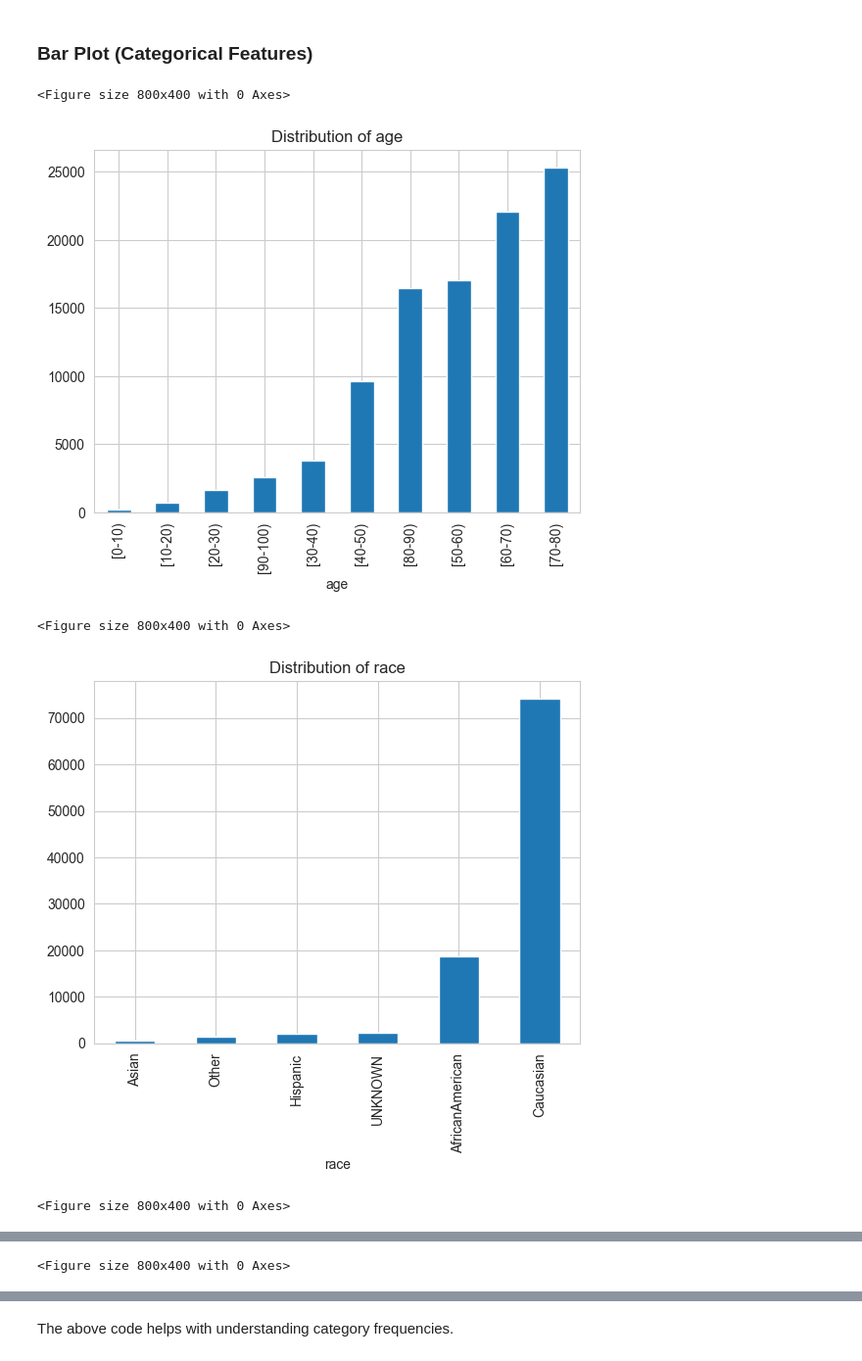
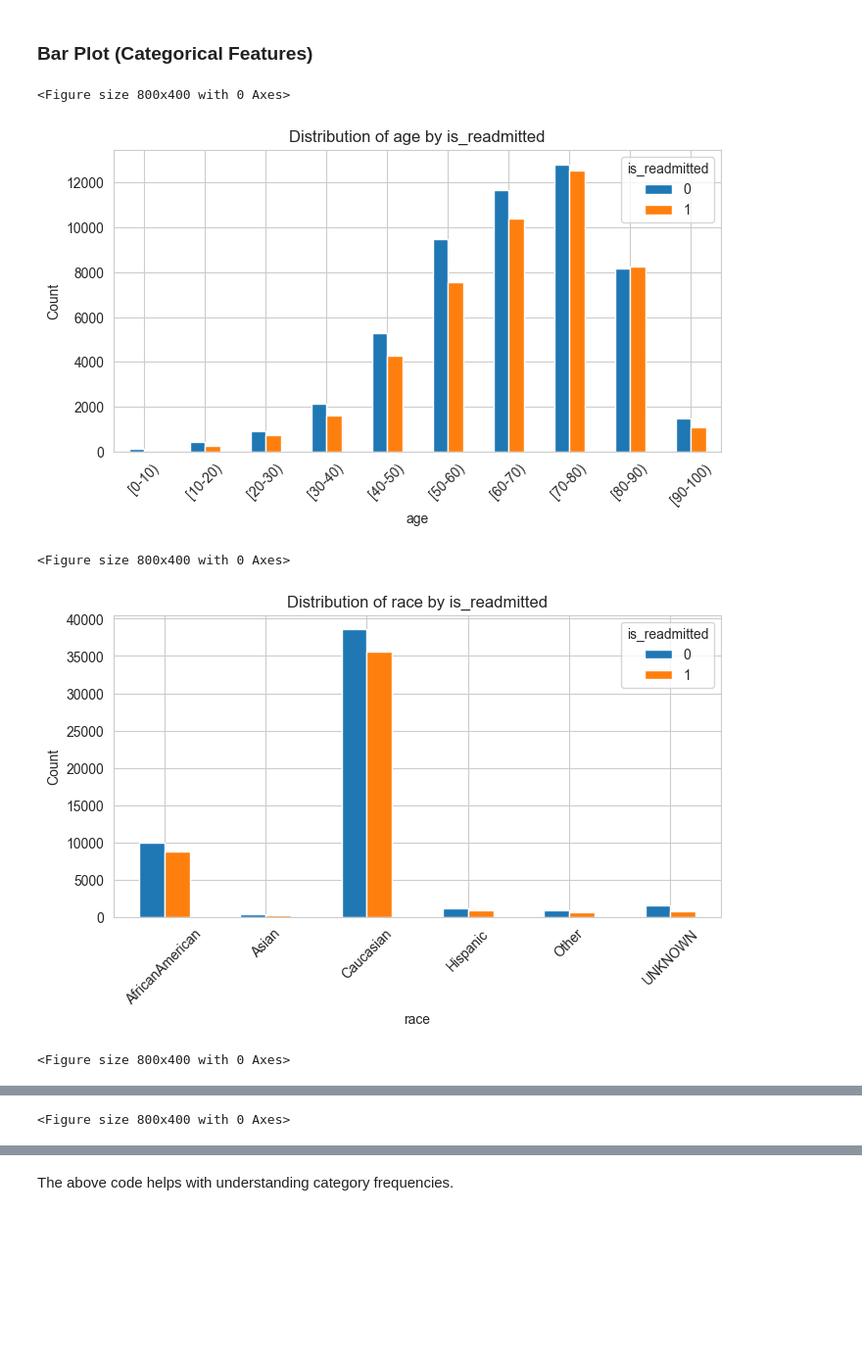
Before and after one commit to sigma1326/BigDataUnibo, a Jupyter notebook: big-data-course.ipynb, the cells around one changed output, grey strips where cells are left out. Shown at 98% size. Drawn from its saved outputs; the diff is of its cells as text; code cells hidden in the pictures; blank space fills up the shorter version.

```diff
--- a/big-data-course.ipynb
+++ b/big-data-course.ipynb
@@ -1287,3 +1288,10 @@ for col in categorical_features:
 |                    No|99339|
 |                Steady|    1|
 +----------------------+-----+
+# %%
+for col in categorical_features:
+    df.groupBy(col).agg(
+            F.count(F.when(F.col("is_readmitted") == 0, 1)).alias("is_readmitted_NO"),
+            F.count(F.when(F.col("is_readmitted") == 1, 1)).alias("is_readmitted_YES"),
+            F.count("*").alias("total_count")
+    ).orderBy(col).show()
@@ -1315,15 +1352,21 @@ plt.show()
 ### Bar Plot (Categorical Features)
 # %%
 for col in categorical_features:
+    # Group by the categorical column and "is_readmitted", then pivot
+    pivot_df = df.groupBy(col).pivot("is_readmitted").count().orderBy(col).toPandas()
+
+    # Plot the grouped bar chart
     plt.figure(figsize=(8, 4))
-    df.groupBy(col).count().toPandas().sort_values("count").plot(
-        kind="bar", x=col, y="count", legend=False
-    )
-    plt.title(f"Distribution of {col}")
+    pivot_df.set_index(col).plot(kind="bar", stacked=False, figsize=(8, 4))
+    plt.title(f"Distribution of {col} by is_readmitted")
+    plt.xlabel(col)
+    plt.ylabel("Count")
+    plt.xticks(rotation=45)  # Rotate x-axis labels for better readability
+    plt.legend(title="is_readmitted")
     plt.show()
 # %% [output]
 <Figure size 800x400 with 0 Axes>
-[figure, old version]
+[figure, new version]
 <Figure size 800x400 with 0 Axes>
-[figure, old version]
+[figure, new version]
 <Figure size 800x400 with 0 Axes>
```
Also changed, not shown: parts of 31 cells of this notebook.
